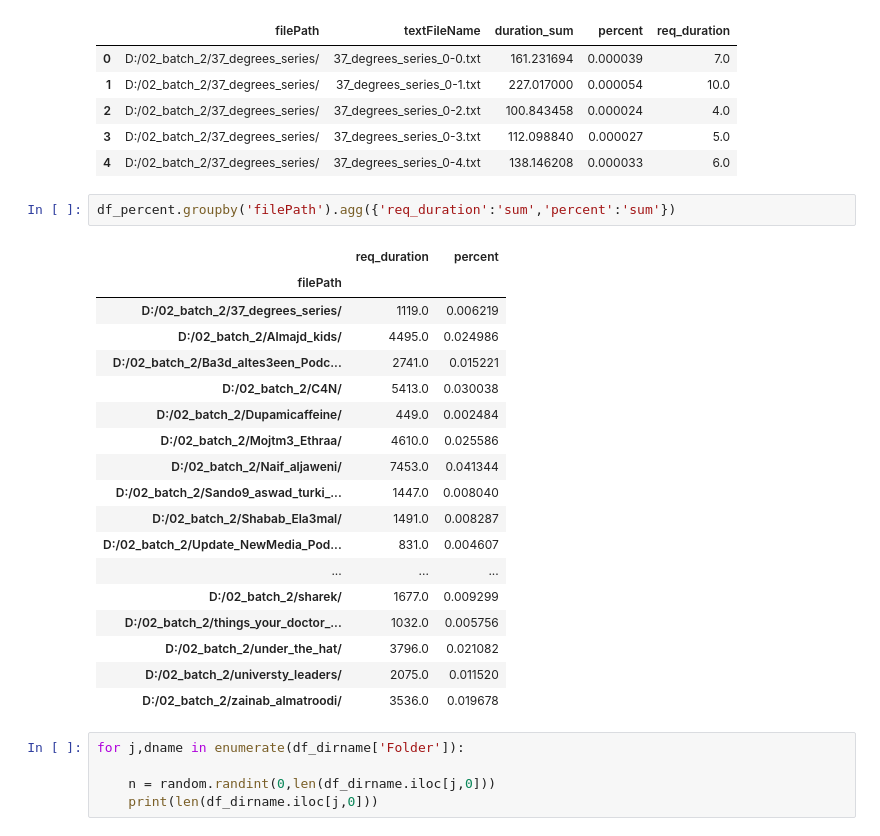
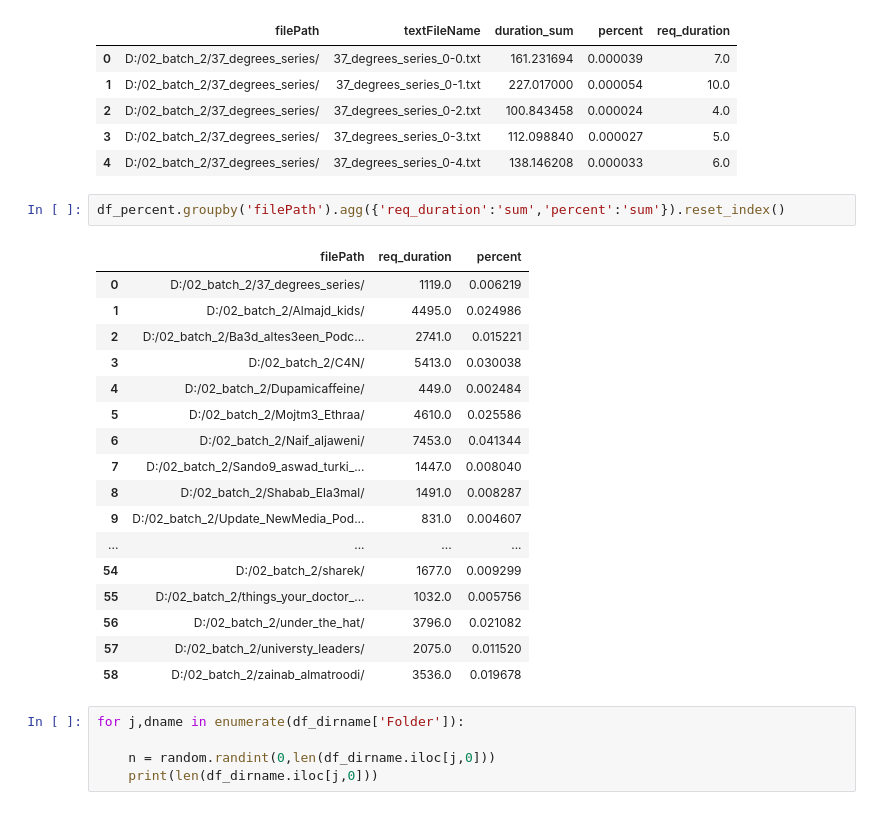
Before and after one commit to xs2wasif/arabic_speech_recognition, a Jupyter notebook: audioTextRandomSampling.ipynb, the cells around one changed output. Saved outputs shown, nothing was run; the diff lists cells and outputs as text.

```diff
--- a/audioTextRandomSampling.ipynb
+++ b/audioTextRandomSampling.ipynb
@@ -115,26 +115,25 @@ df_percent.head(5)
 | 3 | D:/02_batch_2/37_degrees_series/ | 37_degrees_series_0-3.txt | 112.098840 | 0.000027 | 5.0 |
 | 4 | D:/02_batch_2/37_degrees_series/ | 37_degrees_series_0-4.txt | 138.146208 | 0.000033 | 6.0 |
 # %%
-df_percent.groupby('filePath').agg({'req_duration':'sum','percent':'sum'})
+df_percent.groupby('filePath').agg({'req_duration':'sum','percent':'sum'}).reset_index()
 # %% [output]
-|  | req_duration | percent |
-| filePath |  |  |
-| D:/02_batch_2/37_degrees_series/ | 1119.0 | 0.006219 |
-| D:/02_batch_2/Almajd_kids/ | 4495.0 | 0.024986 |
-| D:/02_batch_2/Ba3d_altes3een_Podc... | 2741.0 | 0.015221 |
-| D:/02_batch_2/C4N/ | 5413.0 | 0.030038 |
-| D:/02_batch_2/Dupamicaffeine/ | 449.0 | 0.002484 |
-| D:/02_batch_2/Mojtm3_Ethraa/ | 4610.0 | 0.025586 |
-| D:/02_batch_2/Naif_aljaweni/ | 7453.0 | 0.041344 |
-| D:/02_batch_2/Sando9_aswad_turki_... | 1447.0 | 0.008040 |
-| D:/02_batch_2/Shabab_Ela3mal/ | 1491.0 | 0.008287 |
-| D:/02_batch_2/Update_NewMedia_Pod... | 831.0 | 0.004607 |
-| ... | ... | ... |
-| D:/02_batch_2/sharek/ | 1677.0 | 0.009299 |
-| D:/02_batch_2/things_your_doctor_... | 1032.0 | 0.005756 |
-| D:/02_batch_2/under_the_hat/ | 3796.0 | 0.021082 |
-| D:/02_batch_2/universty_leaders/ | 2075.0 | 0.011520 |
-| D:/02_batch_2/zainab_almatroodi/ | 3536.0 | 0.019678 |
+|  | filePath | req_duration | percent |
+| 0 | D:/02_batch_2/37_degrees_series/ | 1119.0 | 0.006219 |
+| 1 | D:/02_batch_2/Almajd_kids/ | 4495.0 | 0.024986 |
+| 2 | D:/02_batch_2/Ba3d_altes3een_Podc... | 2741.0 | 0.015221 |
+| 3 | D:/02_batch_2/C4N/ | 5413.0 | 0.030038 |
+| 4 | D:/02_batch_2/Dupamicaffeine/ | 449.0 | 0.002484 |
+| 5 | D:/02_batch_2/Mojtm3_Ethraa/ | 4610.0 | 0.025586 |
+| 6 | D:/02_batch_2/Naif_aljaweni/ | 7453.0 | 0.041344 |
+| 7 | D:/02_batch_2/Sando9_aswad_turki_... | 1447.0 | 0.008040 |
+| 8 | D:/02_batch_2/Shabab_Ela3mal/ | 1491.0 | 0.008287 |
+| 9 | D:/02_batch_2/Update_NewMedia_Pod... | 831.0 | 0.004607 |
+| ... | ... | ... | ... |
+| 54 | D:/02_batch_2/sharek/ | 1677.0 | 0.009299 |
+| 55 | D:/02_batch_2/things_your_doctor_... | 1032.0 | 0.005756 |
+| 56 | D:/02_batch_2/under_the_hat/ | 3796.0 | 0.021082 |
+| 57 | D:/02_batch_2/universty_leaders/ | 2075.0 | 0.011520 |
+| 58 | D:/02_batch_2/zainab_almatroodi/ | 3536.0 | 0.019678 |
 # %%
 for j,dname in enumerate(df_dirname['Folder']):
 
```
